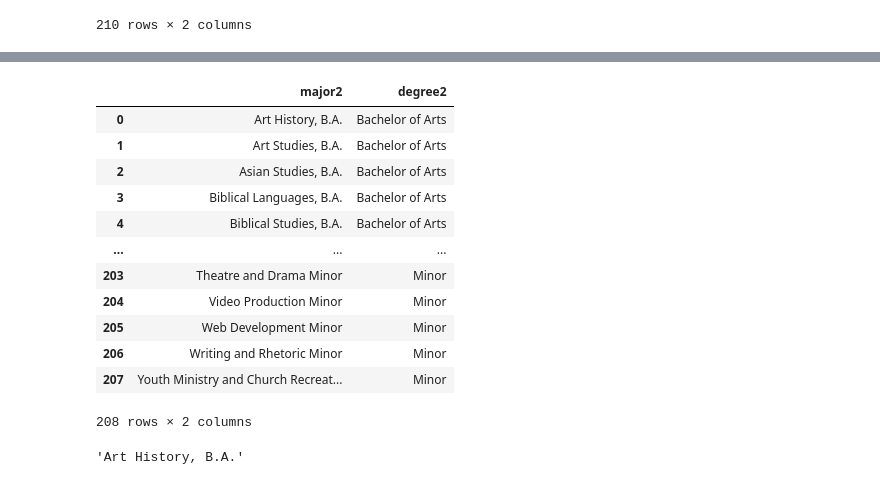
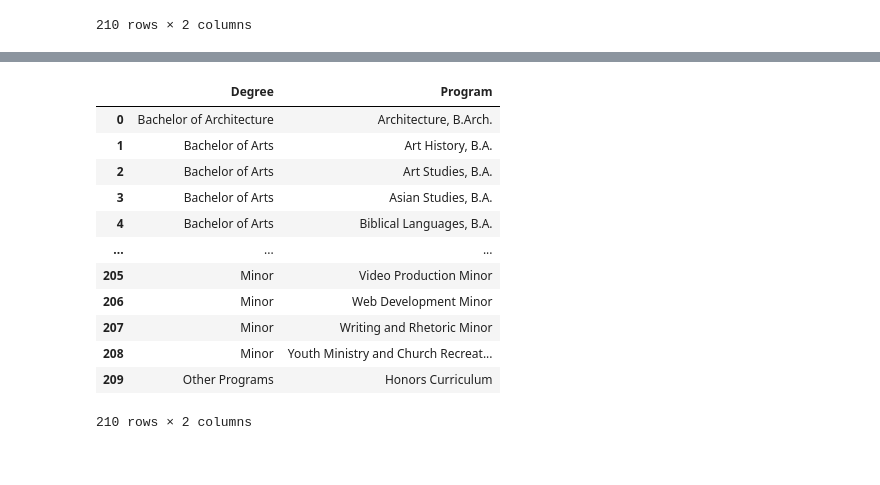
Before and after one commit to SamSitarek/advisory_tool, a Jupyter notebook: Notebooks/belmont_webscrape.ipynb, the cells around one changed output, grey strips where cells are left out. Saved outputs shown, nothing was run; the diff lists cells and outputs as text; code cells hidden in the pictures.

```diff
--- a/Notebooks/belmont_webscrape.ipynb
+++ b/Notebooks/belmont_webscrape.ipynb
@@ -520,4 +522,4 @@ belmont
 | 209 | https://catalog.belmont.edu/previ... | Honors Curriculum |
 210 rows × 2 columns
 # %%
-bel_test=pd.DataFrame(columns=['major2', 'degree2'])
+belmont=pd.DataFrame(columns=['Degree', 'Program'])
@@ -527,18 +527,38 @@ bel_test=pd.DataFrame(columns=['major2', 'degree2'])
 counter = 0
 counter2 = 0
 hold = "aa"
+architect=[0]
+n_s=[108,112]
+minor=[149,199]
 
-for row in range(1,209):
+for row in range(0,210):
     a=major[row]
-    if hold < a:
-        bel_test.loc[counter, 'degree2']= degree_type[counter2]
-        bel_test.loc[counter, 'major2'] = a
+    if row in architect:
+        belmont.loc[counter, 'Degree']=degree_type[counter2]
+        belmont.loc[counter,'Program']= a
+        counter+=1
+        counter2+=1
+        hold = a
+    elif row in n_s:
+        counter2+=1
+        belmont.loc[counter, 'Degree']=degree_type[counter2]
+        belmont.loc[counter,'Program']= a
+        counter+=1
+        hold = a
+    elif row in minor:
+        belmont.loc[counter, 'Degree']=degree_type[counter2]
+        belmont.loc[counter,'Program']= a
+        counter+=1
+        hold = a
+    elif hold < a:
+        belmont.loc[counter, 'Degree']= degree_type[counter2]
+        belmont.loc[counter, 'Program'] = a
         counter += 1
         hold = a
     else:
         counter2 +=1
-        bel_test.loc[counter, 'degree2']= degree_type[counter2]
-        bel_test.loc[counter, 'major2'] = a
+        belmont.loc[counter, 'Degree']= degree_type[counter2]
+        belmont.loc[counter, 'Program'] = a
         counter += 1
         hold = a
 # %%
@@ -570,20 +594,16 @@ bel_test.head(108)
 # %%
-bel_test.sort_index()
+belmont.sort_index()
 # %% [output]
-|  | major2 | degree2 |
-| 0 | Art History, B.A. | Bachelor of Arts |
-| 1 | Art Studies, B.A. | Bachelor of Arts |
-| 2 | Asian Studies, B.A. | Bachelor of Arts |
-| 3 | Biblical Languages, B.A. | Bachelor of Arts |
-| 4 | Biblical Studies, B.A. | Bachelor of Arts |
+|  | Degree | Program |
+| 0 | Bachelor of Architecture | Architecture, B.Arch. |
+| 1 | Bachelor of Arts | Art History, B.A. |
+| 2 | Bachelor of Arts | Art Studies, B.A. |
+| 3 | Bachelor of Arts | Asian Studies, B.A. |
+| 4 | Bachelor of Arts | Biblical Languages, B.A. |
 | ... | ... | ... |
-| 203 | Theatre and Drama Minor | Minor |
-| 204 | Video Production Minor | Minor |
-| 205 | Web Development Minor | Minor |
-| 206 | Writing and Rhetoric Minor | Minor |
-| 207 | Youth Ministry and Church Recreat... | Minor |
+| 205 | Minor | Video Production Minor |
+| 206 | Minor | Web Development Minor |
+| 207 | Minor | Writing and Rhetoric Minor |
+| 208 | Minor | Youth Ministry and Church Recreat... |
+| 209 | Other Programs | Honors Curriculum |
-208 rows × 2 columns
+210 rows × 2 columns
-# %%
-major[1]
-# %% [output]
-'Art History, B.A.'
```
Also changed, not shown: parts of 12 cells of this notebook, 1 other file.
